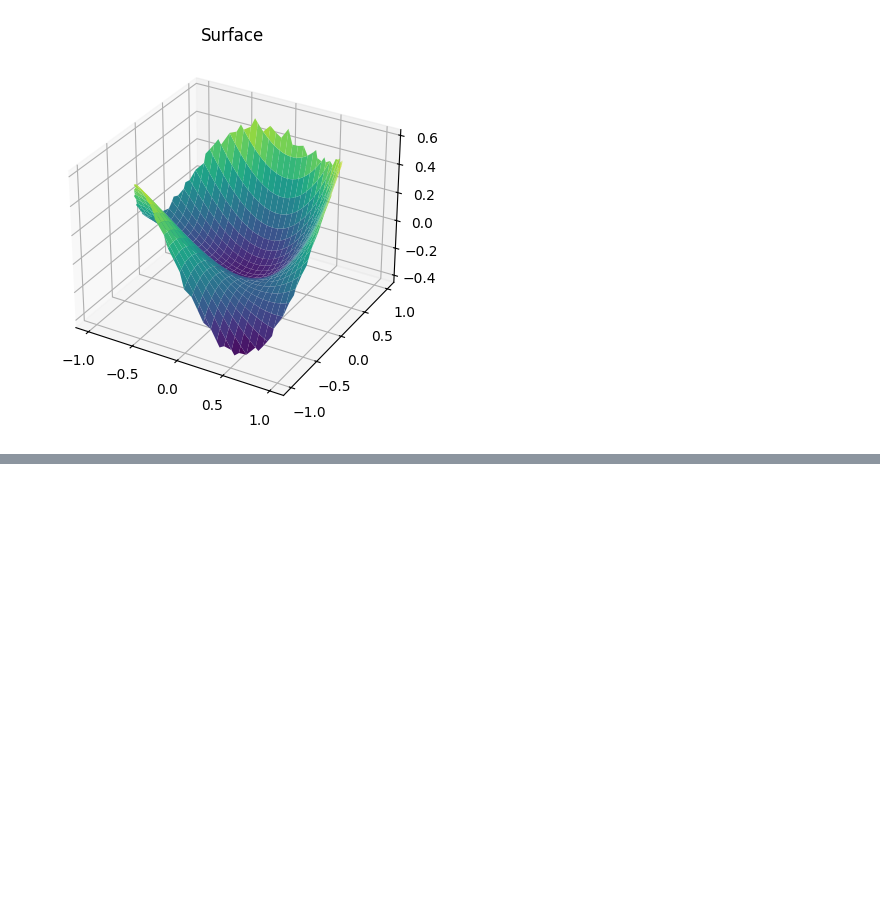
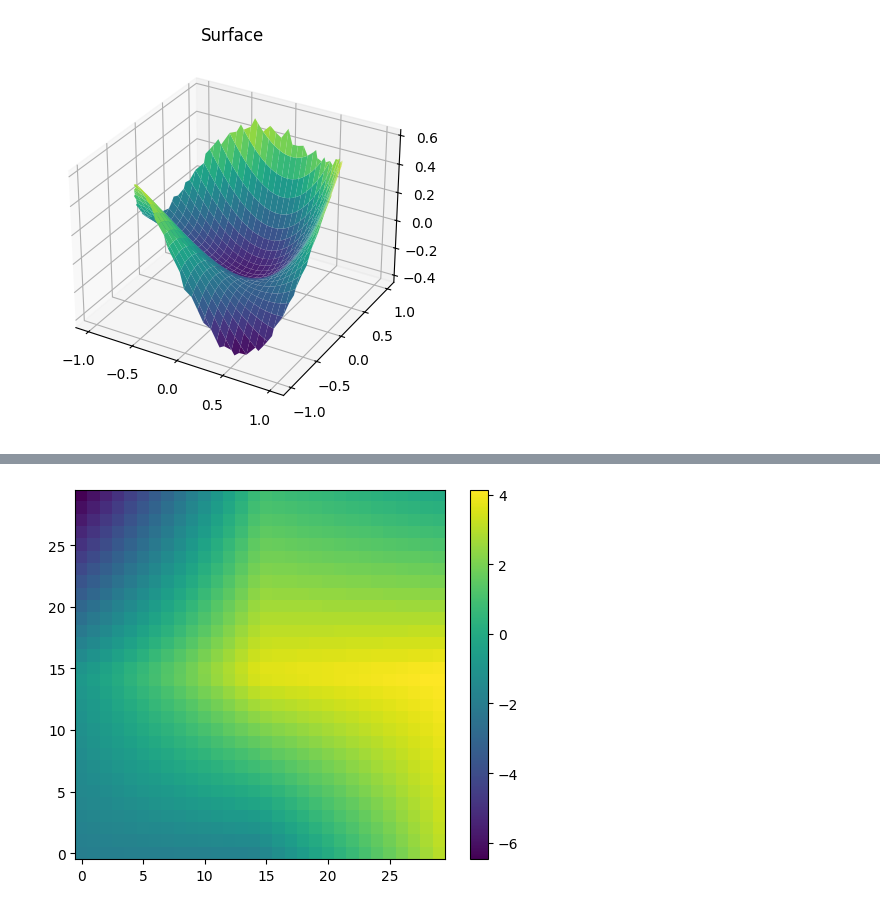
Before and after one commit to abhisheknaik96/minimal_ao_simulator, a Jupyter notebook: test.ipynb, the cells around one changed output, grey strips where cells are left out. Saved outputs shown, nothing was run; the diff lists cells and outputs as text; code cells hidden in the pictures; blank space fills up the shorter version.

```diff
--- a/test.ipynb
+++ b/test.ipynb
@@ -254,0 +339,19 @@ Coefficients: [0.   0.   0.   0.25 0.25 0.   0.   0.25 0.   0.25 0.  ]
+# %%
+from IPython.display import clear_output
+
+new_wavefront = wavefront
+fig, ax = plt.subplots(1, 1)
+im = ax.imshow(new_wavefront, cmap='viridis', origin='lower')
+
+timesteps = 10
+for i in range(timesteps):
+    noise_seed = (np.random.random((3,3)) - 0.5) * 2
+    noise = numpy_zoom(noise_seed, 10)
+    new_wavefront += noise
+
+    im = plt.imshow(new_wavefront, cmap='viridis', origin='lower')
+    plt.colorbar(im)
+    plt.pause(0.1)
+    clear_output(wait=True)
+# %% [output]
+[figure, added]
```
Also changed, not shown: parts of 6 cells of this notebook.
